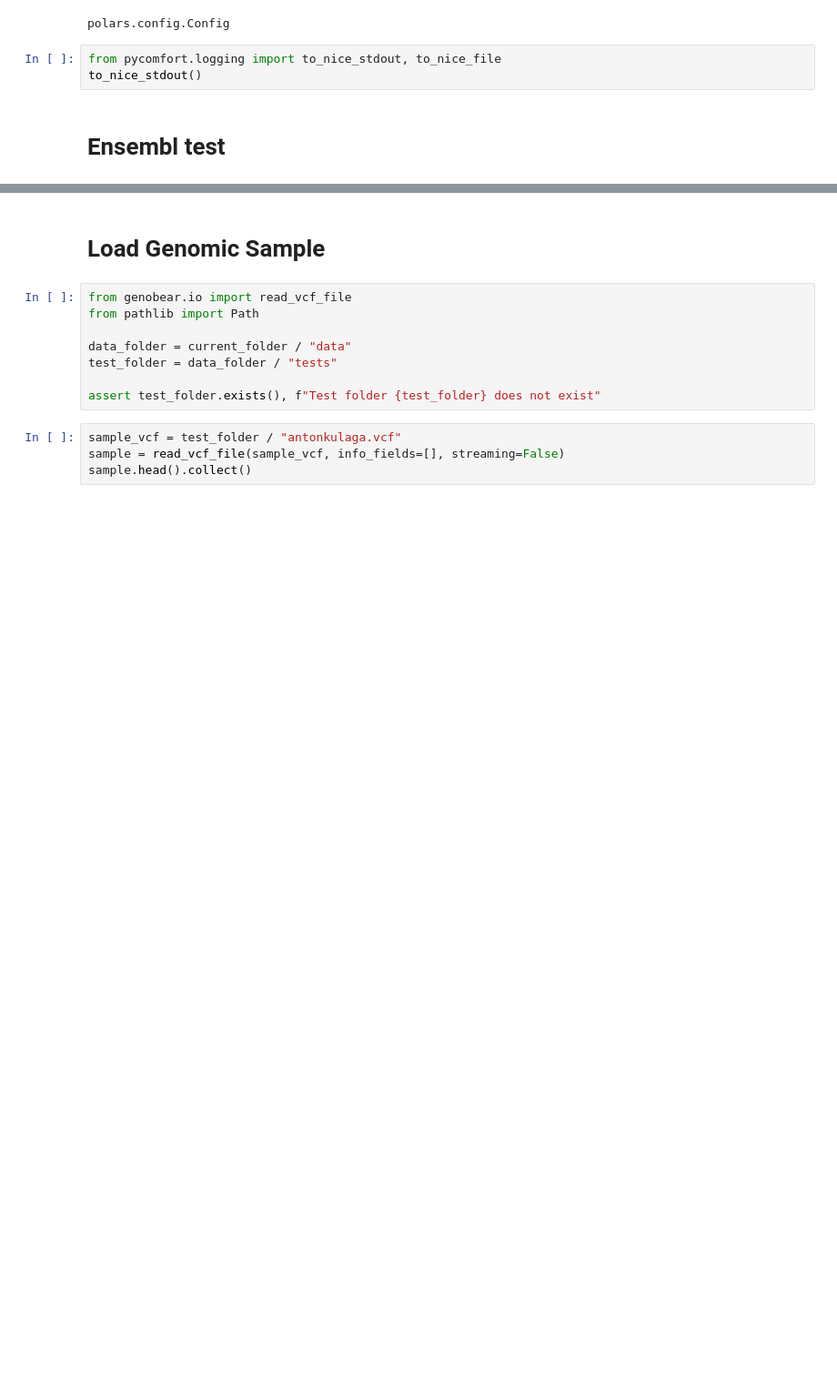
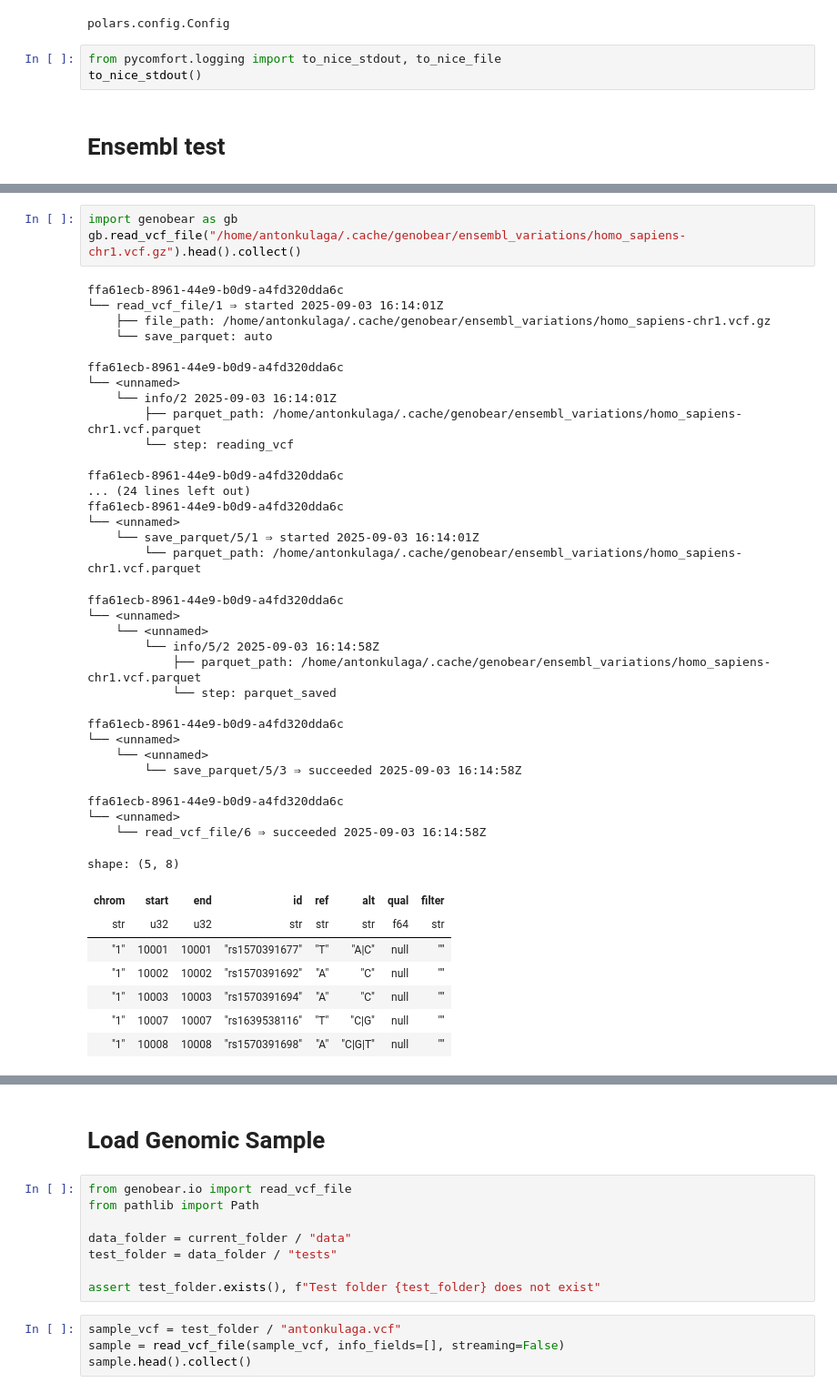
Before and after one commit to dna-seq/genobear, a Jupyter notebook: notebooks/clinvar_notebook.ipynb, the cells around one changed output, grey strips where cells are left out. Shown: that part at 91% size. Drawn from its saved outputs; the diff is of its cells as text; blank space fills up the shorter version.

```diff
--- a/notebooks/clinvar_notebook.ipynb
+++ b/notebooks/clinvar_notebook.ipynb
@@ -100 +104,45 @@ Clinvar descriptions
+# %%
+import genobear as gb
+gb.read_vcf_file("/home/antonkulaga/.cache/genobear/ensembl_variations/homo_sapiens-chr1.vcf.gz").head().collect()
+# %% [output]
+ffa61ecb-8961-44e9-b0d9-a4fd320dda6c
+└── read_vcf_file/1 ⇒ started 2025-09-03 16:14:01Z
+    ├── file_path: /home/antonkulaga/.cache/genobear/ensembl_variations/homo_sapiens-chr1.vcf.gz
+    └── save_parquet: auto
+
+ffa61ecb-8961-44e9-b0d9-a4fd320dda6c
+└── <unnamed>
+    └── info/2 2025-09-03 16:14:01Z
+        ├── parquet_path: /home/antonkulaga/.cache/genobear/ensembl_variations/homo_sapiens-chr1.vcf.parquet
+        └── step: reading_vcf
+
+ffa61ecb-8961-44e9-b0d9-a4fd320dda6c
+... (24 lines left out)
+ffa61ecb-8961-44e9-b0d9-a4fd320dda6c
+└── <unnamed>
+    └── save_parquet/5/1 ⇒ started 2025-09-03 16:14:01Z
+        └── parquet_path: /home/antonkulaga/.cache/genobear/ensembl_variations/homo_sapiens-chr1.vcf.parquet
+ffa61ecb-8961-44e9-b0d9-a4fd320dda6c
+└── <unnamed>
+    └── <unnamed>
+        └── info/5/2 2025-09-03 16:14:58Z
+            ├── parquet_path: /home/antonkulaga/.cache/genobear/ensembl_variations/homo_sapiens-chr1.vcf.parquet
+            └── step: parquet_saved
+
+ffa61ecb-8961-44e9-b0d9-a4fd320dda6c
+└── <unnamed>
+    └── <unnamed>
+        └── save_parquet/5/3 ⇒ succeeded 2025-09-03 16:14:58Z
+
+ffa61ecb-8961-44e9-b0d9-a4fd320dda6c
+└── <unnamed>
+    └── read_vcf_file/6 ⇒ succeeded 2025-09-03 16:14:58Z
+shape: (5, 8)
+| chrom | start | end | id | ref | alt | qual | filter |
+| str | u32 | u32 | str | str | str | f64 | str |
+| "1" | 10001 | 10001 | "rs1570391677" | "T" | "A|C" | null | "" |
+| "1" | 10002 | 10002 | "rs1570391692" | "A" | "C" | null | "" |
+| "1" | 10003 | 10003 | "rs1570391694" | "A" | "C" | null | "" |
+| "1" | 10007 | 10007 | "rs1639538116" | "T" | "C|G" | null | "" |
+| "1" | 10008 | 10008 | "rs1570391698" | "A" | "C|G|T" | null | "" |
 # %%
```
Also changed, not shown: parts of 19 cells of this notebook, 24 other files.
